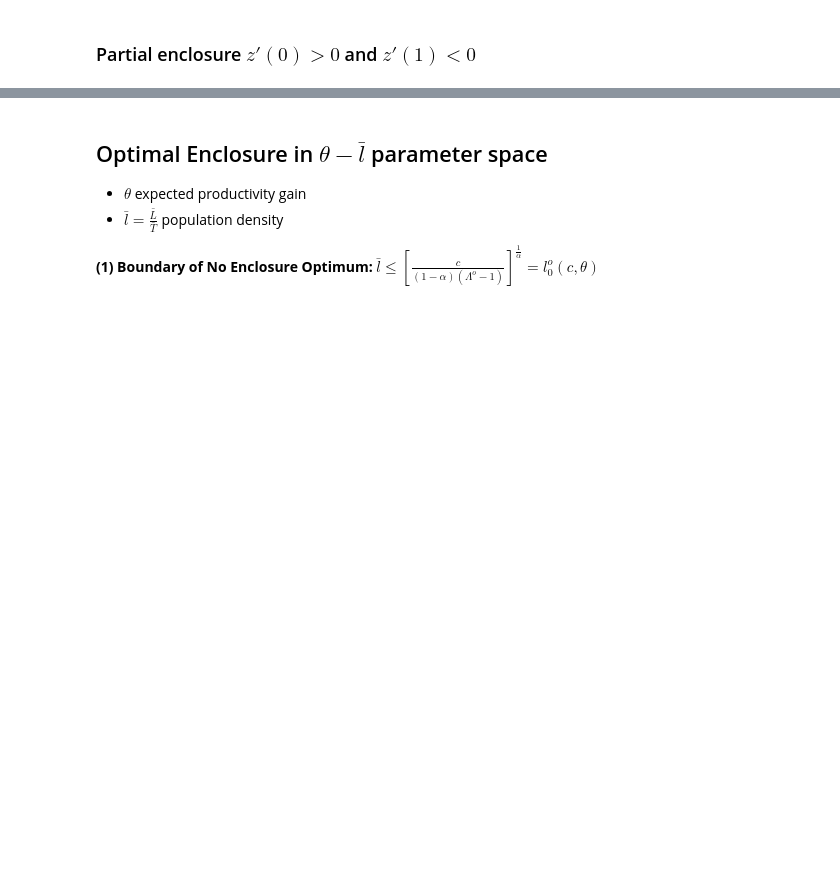
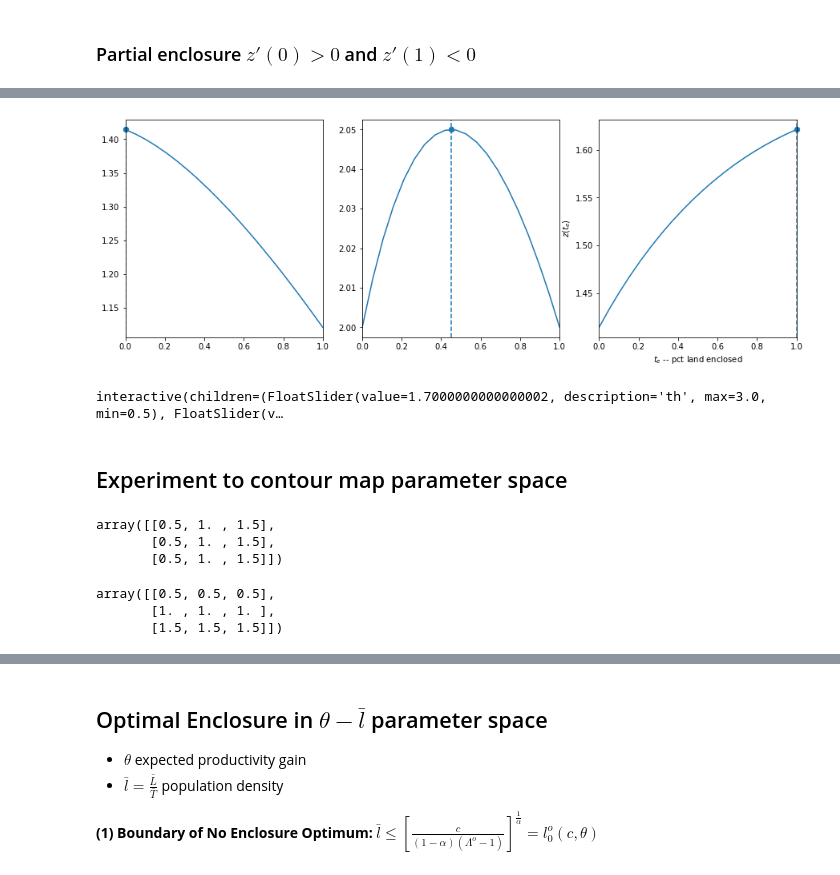
Before and after one commit to mbaker21231/enclosure_book, a Jupyter notebook: _sources/notebooks/enclosure_model.ipynb, the cells around one changed output, grey strips where cells are left out. Drawn from its saved outputs; the diff is of its cells as text; code cells hidden in the pictures; blank space fills up the shorter version.

```diff
--- a/_sources/notebooks/enclosure_model.ipynb
+++ b/_sources/notebooks/enclosure_model.ipynb
@@ -169,0 +172,13 @@ plotz(th = 1.7, alp=1/2, c=1, lbar=2)
+# %%
+f, (ax1, ax2, ax3) = plt.subplots(1, 3, sharex=True, figsize=(15,5))
+plotz2(ax=ax1, th = 1.5, alp=1/2, c=1, lbar=2)
+plotz2(ax=ax2, th = 1.5, alp=1/2, c=1, lbar=4);
+plotz2(ax=ax3, th = 1.5, alp=1/2, c=0.5, lbar=2);
+# %% [output]
+[figure, added]
+# %%
+interact(dwl, th=(0.5,3,0.1), alp=(0.2,0.8,0.1), c=(0,3,0.1), lbar = (1,3,0.1));
+# %% [output]
+interactive(children=(FloatSlider(value=1.7000000000000002, description='th', max=3.0, min=0.5), FloatSlider(v…
+# %% [markdown]
+## Experiment to contour map parameter space
@@ -169,0 +189,12 @@ plotz(th = 1.7, alp=1/2, c=1, lbar=2)
+# %%
+THI
+# %% [output]
+array([[0.5, 1. , 1.5],
+       [0.5, 1. , 1.5],
+       [0.5, 1. , 1.5]])
+# %%
+LI
+# %% [output]
+array([[0.5, 0.5, 0.5],
+       [1. , 1. , 1. ],
+       [1.5, 1.5, 1.5]])
```
Also changed, not shown: parts of 15 cells of this notebook, 32 other files.
